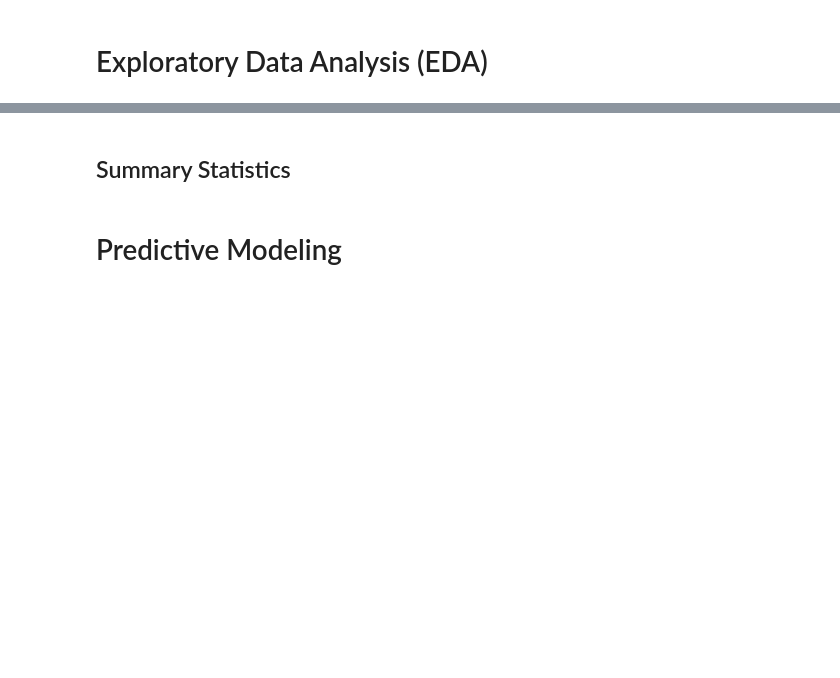
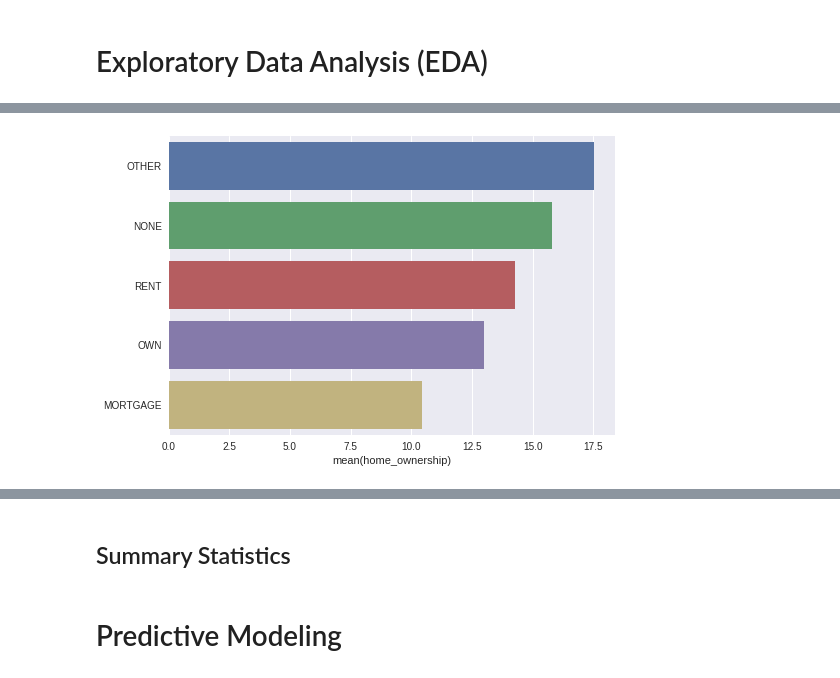
Before and after one commit to vnaidu/loan-default-classifier, a Jupyter notebook: loan-status.ipynb, the cells around one changed output, grey strips where cells are left out. Drawn from its saved outputs; the diff is of its cells as text; code cells hidden in the pictures; blank space fills up the shorter version.

```diff
--- a/loan-status.ipynb
+++ b/loan-status.ipynb
@@ -249,0 +320,4 @@ dataset = load_dataset().pipe(clean_data).pipe(add_features).pipe(drop_features)
+# %%
+plot_pct_charged_off(dataset, 'home_ownership')
+# %% [output]
+[figure, added]
```
Also changed, not shown: parts of 17 cells of this notebook.
